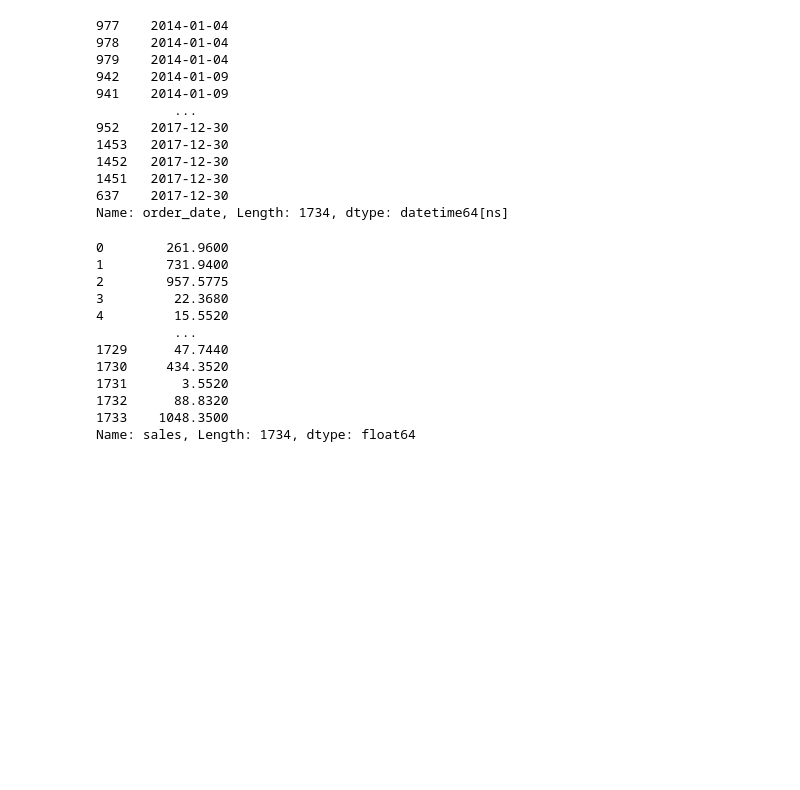
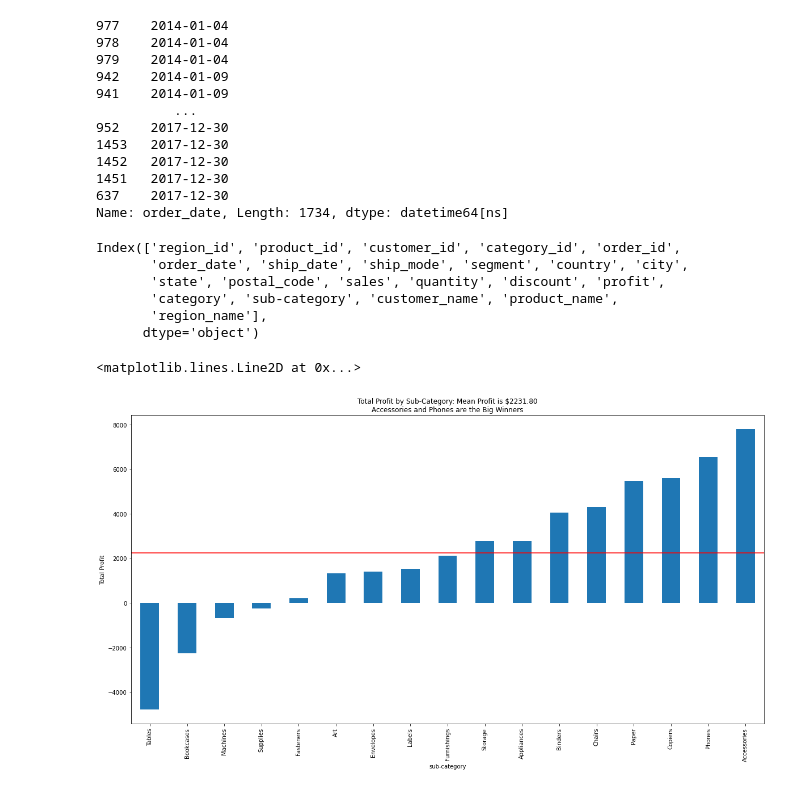
Before and after one commit to superstore-stephen-jesse/superstor-time-series-project, a Jupyter notebook: explore_jesse.ipynb, the cells around one changed output. Drawn from its saved outputs; the diff is of its cells as text; code cells hidden in the pictures; blank space fills up the shorter version.

```diff
--- a/explore_jesse.ipynb
+++ b/explore_jesse.ipynb
@@ -11,7 +11,11 @@ import prepare_stephen
+# %%
+import scipy.stats as stats
+import matplotlib.pyplot as plt
+plt.rcParams['figure.figsize'] = (20, 10)
 # %%
 # df = acquire_stephen.get_superstore_data()
 # %%
-df = prepare_stephen.prepare_superstore_data()
+df = prepare.prepare_superstore_data()
 # %% [output]
 Reading csv file..
 # %%
@@ -54,17 +57,20 @@ df.order_date.sort_values()
 637    2017-12-30
 Name: order_date, Length: 1734, dtype: datetime64[ns]
 # %%
-df.sales
+df.columns
 # %% [output]
-0        261.9600
-1        731.9400
-2        957.5775
-3         22.3680
-4         15.5520
-          ...
-1729      47.7440
-1730     434.3520
-1731       3.5520
-1732      88.8320
-1733    1048.3500
-Name: sales, Length: 1734, dtype: float64
+Index(['region_id', 'product_id', 'customer_id', 'category_id', 'order_id',
+       'order_date', 'ship_date', 'ship_mode', 'segment', 'country', 'city',
+       'state', 'postal_code', 'sales', 'quantity', 'discount', 'profit',
+       'category', 'sub-category', 'customer_name', 'product_name',
+       'region_name'],
+      dtype='object')
+# %%
+mean_profit = df.groupby("sub-category").profit.sum().mean()
+df.groupby("sub-category").profit.sum().sort_values().plot.bar()
+plt.title(f'Total Profit by Sub-Category: Mean Profit is ${mean_profit:.2f}\nAccessories and Phones are the Big Winners')
+plt.ylabel('Total Profit')
+plt.axhline(mean_profit, color='r')
+# %% [output]
+<matplotlib.lines.Line2D at 0x...>
+[figure, added]
```
Also changed, not shown: parts of 5 cells of this notebook, 1 other file.
